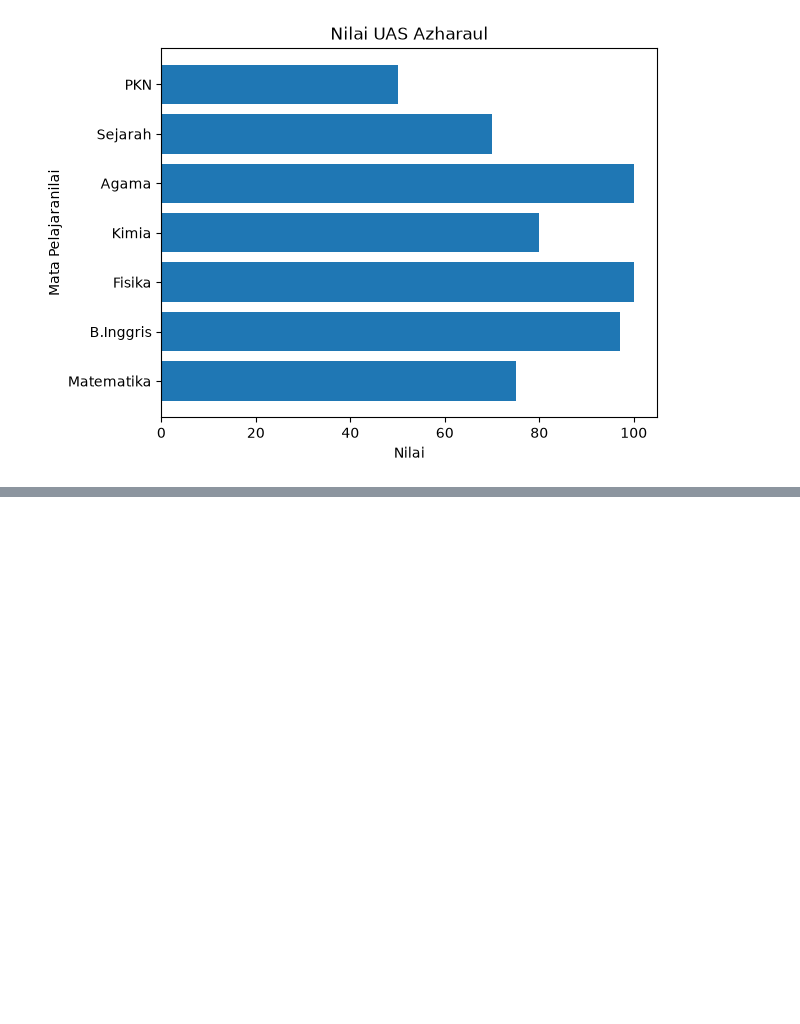
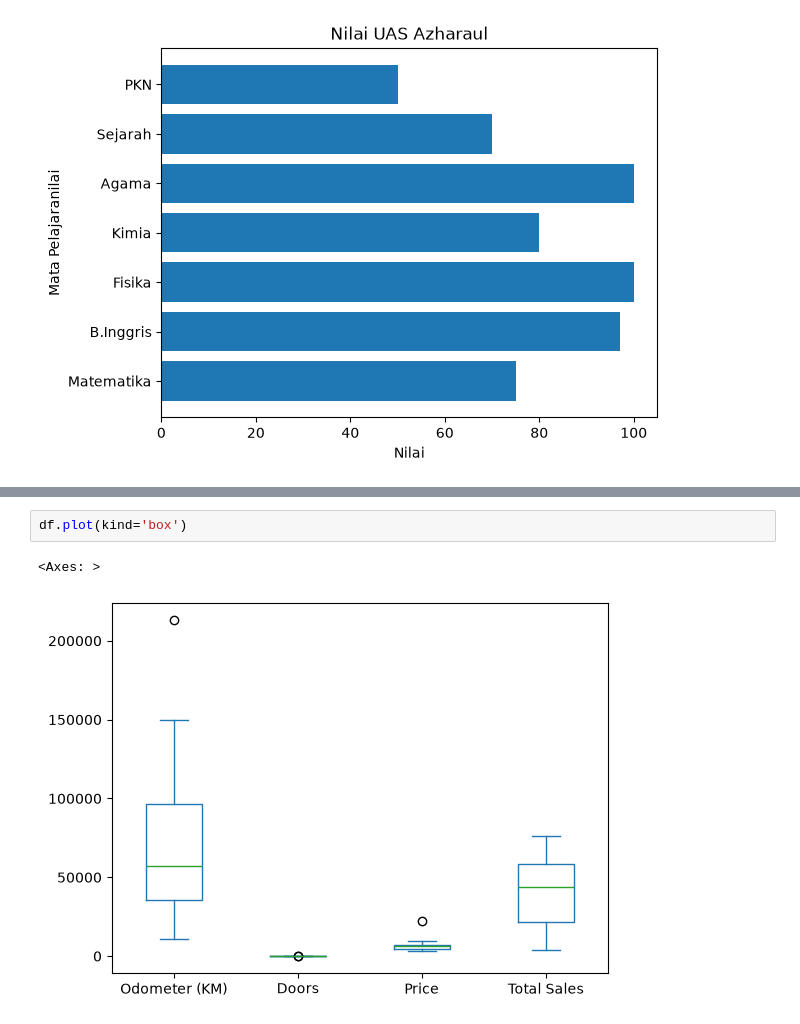
Before and after one commit to azharaul/ds-ml-learning-journey, a Jupyter notebook: matplotlib.ipynb, the cells around one changed output, grey strips where cells are left out. Drawn from its saved outputs; the diff is of its cells as text; blank space fills up the shorter version.

```diff
--- a/intorduction to matplotlib.ipynb
+++ b/matplotlib.ipynb
@@ -148,0 +236,5 @@ fig.tight_layout()
+# %%
+df.plot(kind='box')
+# %% [output]
+<Axes: >
+[figure, added]
```
Also changed, not shown: parts of 12 cells of this notebook, 3 other files.
